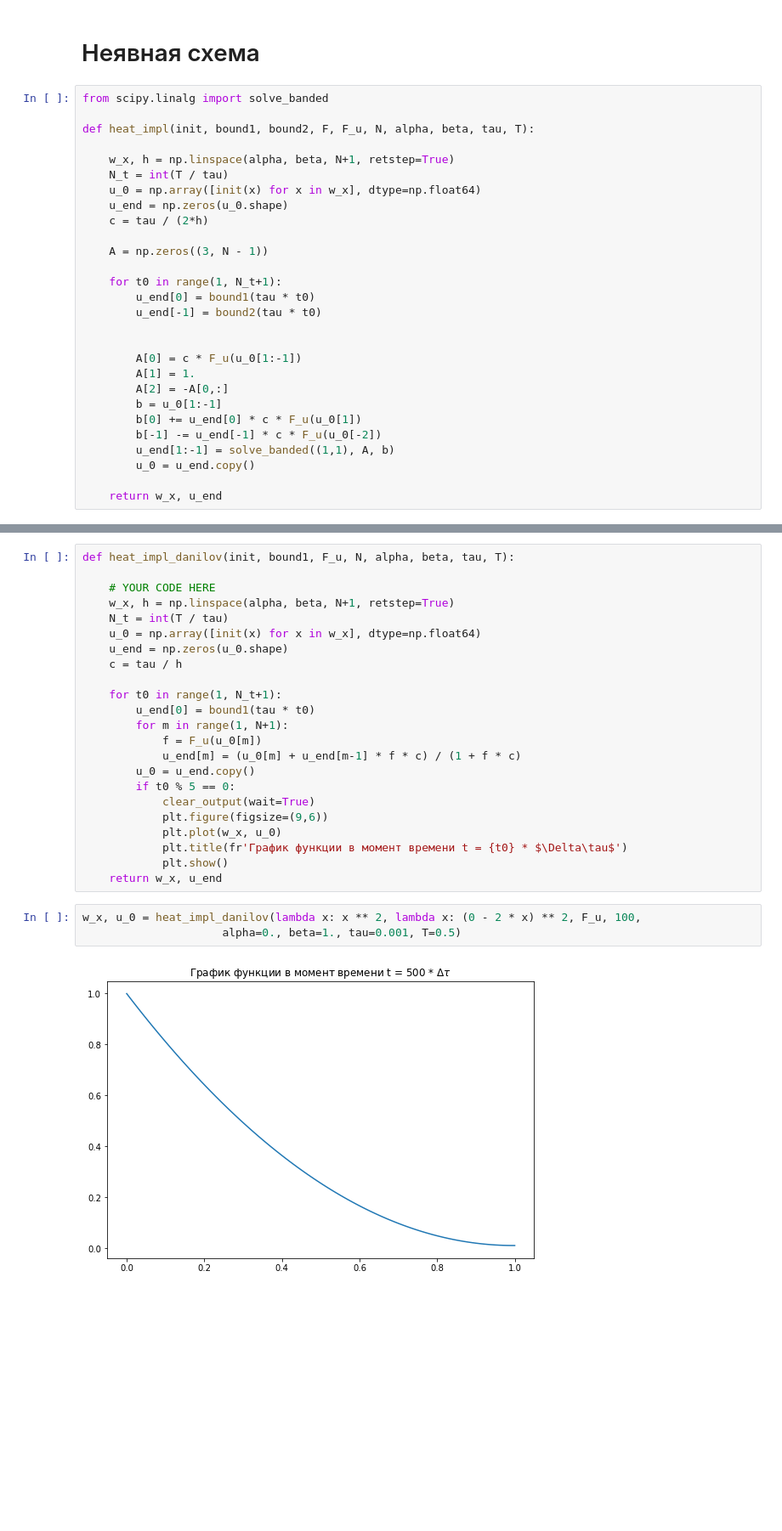
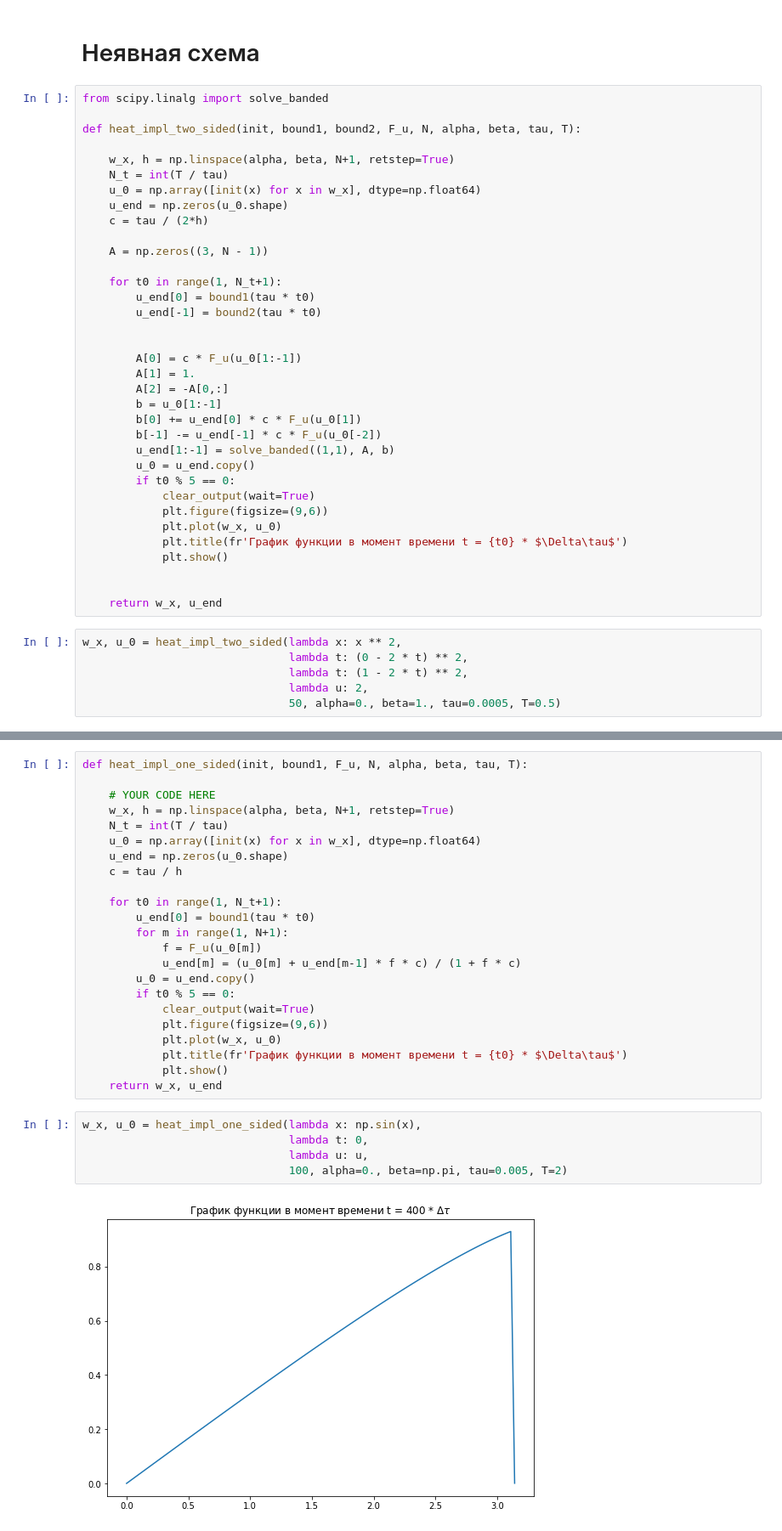
Before and after one commit to Chpel/Study_3, a Jupyter notebook: Нелинейка/Дз_по_нелинейке.ipynb, the cells around one changed output, grey strips where cells are left out. Shown at 85% size. Cells and saved outputs as stored; diff of their text form; blank space fills up the shorter version.

```diff
--- a/Нелинейка/Дз_по_нелинейке.ipynb
+++ b/Нелинейка/Дз_по_нелинейке.ipynb
@@ -110,7 +109,7 @@ plt.show()
 # %%
 from scipy.linalg import solve_banded
 
-def heat_impl(init, bound1, bound2, F, F_u, N, alpha, beta, tau, T):
+def heat_impl_two_sided(init, bound1, bound2, F_u, N, alpha, beta, tau, T):
 
     w_x, h = np.linspace(alpha, beta, N+1, retstep=True)
     N_t = int(T / tau)
@@ -133,5 +132,18 @@ def heat_impl(init, bound1, bound2, F, F_u, N, alpha, beta, tau, T):
         b[-1] -= u_end[-1] * c * F_u(u_0[-2])
         u_end[1:-1] = solve_banded((1,1), A, b)
         u_0 = u_end.copy()
+        if t0 % 5 == 0:
+            clear_output(wait=True)
+            plt.figure(figsize=(9,6))
+            plt.plot(w_x, u_0)
+            plt.title(fr'График функции в момент времени t = {t0} * $\Delta\tau$')
+            plt.show()
+
 
     return w_x, u_end
+# %%
+w_x, u_0 = heat_impl_two_sided(lambda x: x ** 2,
+                               lambda t: (0 - 2 * t) ** 2,
+                               lambda t: (1 - 2 * t) ** 2,
+                               lambda u: 2,
+                               50, alpha=0., beta=1., tau=0.0005, T=0.5)
@@ -138,5 +152,5 @@ def heat_impl(init, bound1, bound2, F, F_u, N, alpha, beta, tau, T):
 # %%
-def heat_impl_danilov(init, bound1, F_u, N, alpha, beta, tau, T):
+def heat_impl_one_sided(init, bound1, F_u, N, alpha, beta, tau, T):
 
     # YOUR CODE HERE
     w_x, h = np.linspace(alpha, beta, N+1, retstep=True)
@@ -159,7 +173,9 @@ def heat_impl_danilov(init, bound1, F_u, N, alpha, beta, tau, T):
             plt.show()
     return w_x, u_end
 # %%
-w_x, u_0 = heat_impl_danilov(lambda x: x ** 2, lambda x: (0 - 2 * x) ** 2, F_u, 100,
-                     alpha=0., beta=1., tau=0.001, T=0.5)
+w_x, u_0 = heat_impl_one_sided(lambda x: np.sin(x),
+                               lambda t: 0,
+                               lambda u: u,
+                               100, alpha=0., beta=np.pi, tau=0.005, T=2)
 # %% [output]
-[figure, old version]
+[figure, new version]
```
Also changed, not shown: parts of 4 cells of this notebook.
